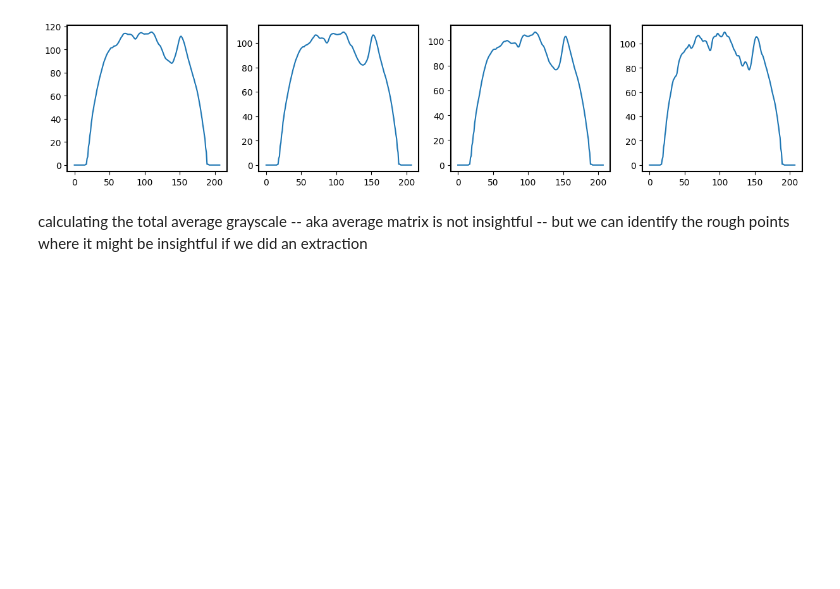
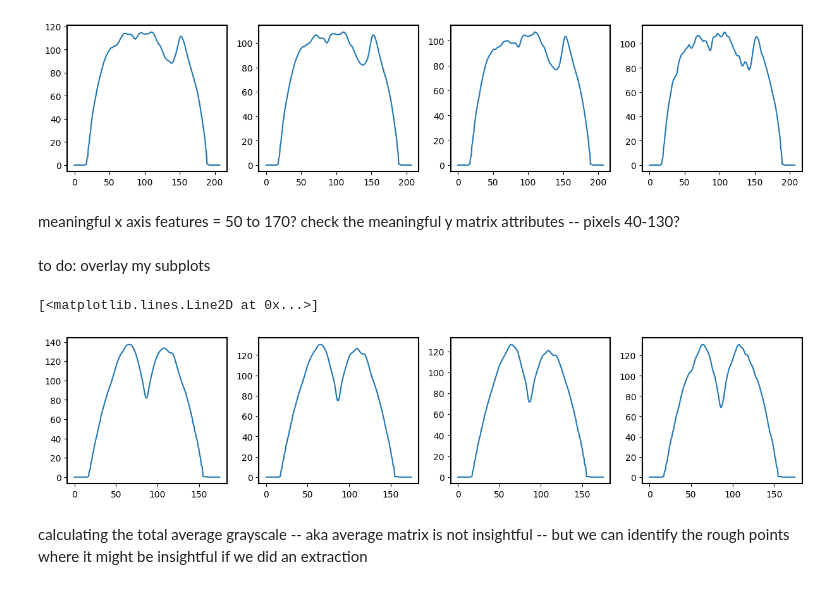
Before and after one commit to Shiraishie/Alzheimer-Detection, a Jupyter notebook: Alzheimer.ipynb, the cells around one changed output. Drawn from its saved outputs; the diff is of its cells as text; code cells hidden in the pictures; blank space fills up the shorter version.

```diff
--- a/Alzheimer.ipynb
+++ b/Alzheimer.ipynb
@@ -90,6 +96,20 @@ axes[3].plot(np.average(np.average(ModerateDemented, axis=0), axis = 1))
 plt.show()
 # %% [output]
 [figure]
+# %% [markdown]
+meaningful x axis features = 50 to 170?
+check the meaningful y matrix attributes -- pixels 40-130?
+# %% [markdown]
+to do: overlay my subplots
+# %%
+fig, axes = plt.subplots(1,4, figsize = (15,3))
+axes[0].plot(np.average(np.average(nonDemented, axis=1), axis = 0))
+axes[1].plot(np.average(np.average(veryMildDemented, axis=1), axis = 0))
+axes[2].plot(np.average(np.average(MildDemented, axis=1), axis = 0))
+axes[3].plot(np.average(np.average(ModerateDemented, axis=1), axis = 0))
+# %% [output]
+[<matplotlib.lines.Line2D at 0x...>]
+[figure, added]
 # %% [markdown]
 calculating the total average grayscale -- aka average matrix is not insightful -- but we can identify the rough points where it might be insightful if we did an extraction
 # %%
```
Also changed, not shown: parts of 6 cells of this notebook.
